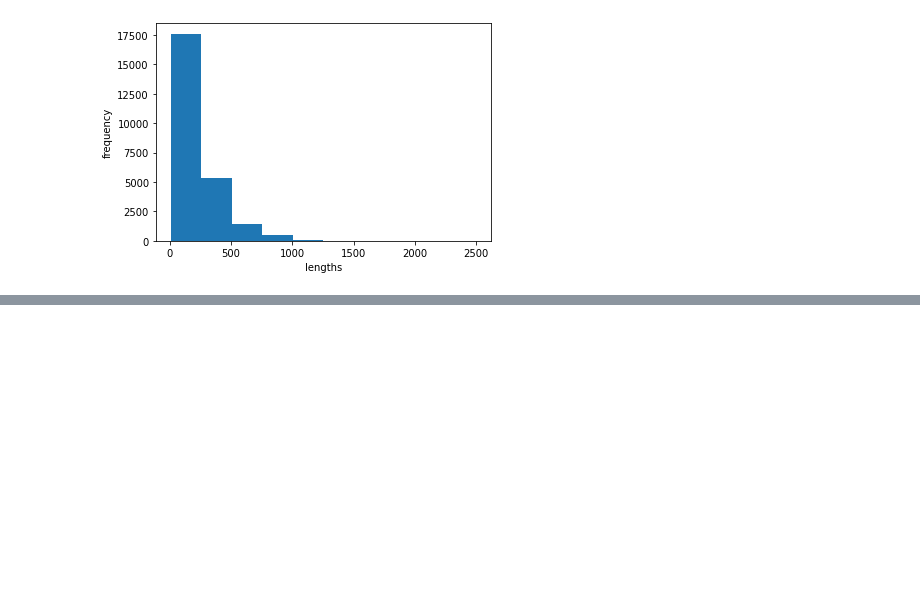
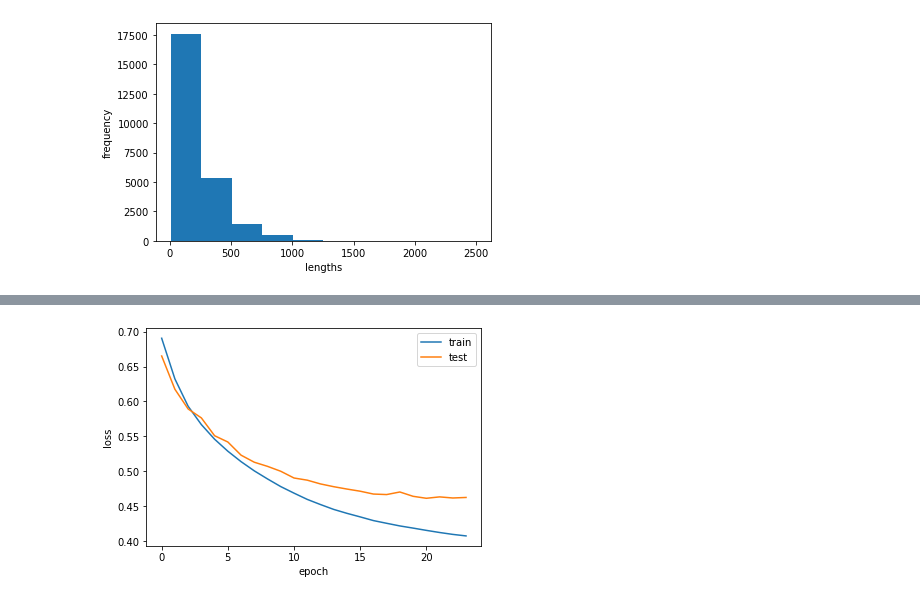
Before and after one commit to onulee/https---github.com-onulee-kdigital1, a Jupyter notebook: 11.deep/d0718/ju0718_07.ipynb, the cells around one changed output, grey strips where cells are left out. Cells and saved outputs as stored; diff of their text form; code cells hidden in the pictures; blank space fills up the shorter version.

```diff
--- a/11.deep/d0718/ju0718_07.ipynb
+++ b/11.deep/d0718/ju0718_07.ipynb
@@ -72,0 +93,14 @@ print(len(train_seq[0]))
+# %%
+test_seq = pad_sequences(val_data,maxlen=100)
+# test_oh = keras.utils.to_categorical(test_seq)
+# print(test_oh[0])
+# %%
+# 순환 신경망 선언
+model = keras.Sequential()
+# 순환 신경망
+model.add(keras.layers.Embedding(500,16,input_length=100))
+model.add(keras.layers.SimpleRNN(8))
+# model.add(keras.layers.SimpleRNN(8,input_shape=(100,500)))
+model.add(keras.layers.Dense(1,activation='sigmoid'))
+
+model.summary()
@@ -72,0 +123,14 @@ print(len(train_seq[0]))
+# %%
+# 순환 신경망 설정 adam
+rmsprop = keras.optimizers.RMSprop(learning_rate=1e-4)
+model.compile(optimizer=rmsprop,loss='binary_crossentropy',metrics=['accuracy'])
+# %%
+
+# 콜백 - 20번돌고, 가장 낮은 손실률을 저장
+check_cb = keras.callbacks.ModelCheckpoint('best-rnn.h5',save_best_only=True)
+early_cb = keras.callbacks.EarlyStopping(patience=3,restore_best_weights=True)
+
+history = model.fit(train_seq,sub_label,epochs=100,batch_size=64,\
+    validation_data=(test_seq,val_label),callbacks=[check_cb,early_cb])
+# history = model.fit(train_oh,sub_label,epochs=100,batch_size=64,\
+#     validation_data=(test_oh,val_label),callbacks=[check_cb,early_cb])
@@ -72,0 +155,10 @@ print(len(train_seq[0]))
+# %%
+# 그래프 그리기
+plt.plot(history.history['loss'])
+plt.plot(history.history['val_loss'])
+plt.xlabel('epoch')
+plt.ylabel('loss')
+plt.legend(['train','test'])
+plt.show()
+# %% [output]
+[figure, added]
```
Also changed, not shown: parts of 7 cells of this notebook, 4 other files.
